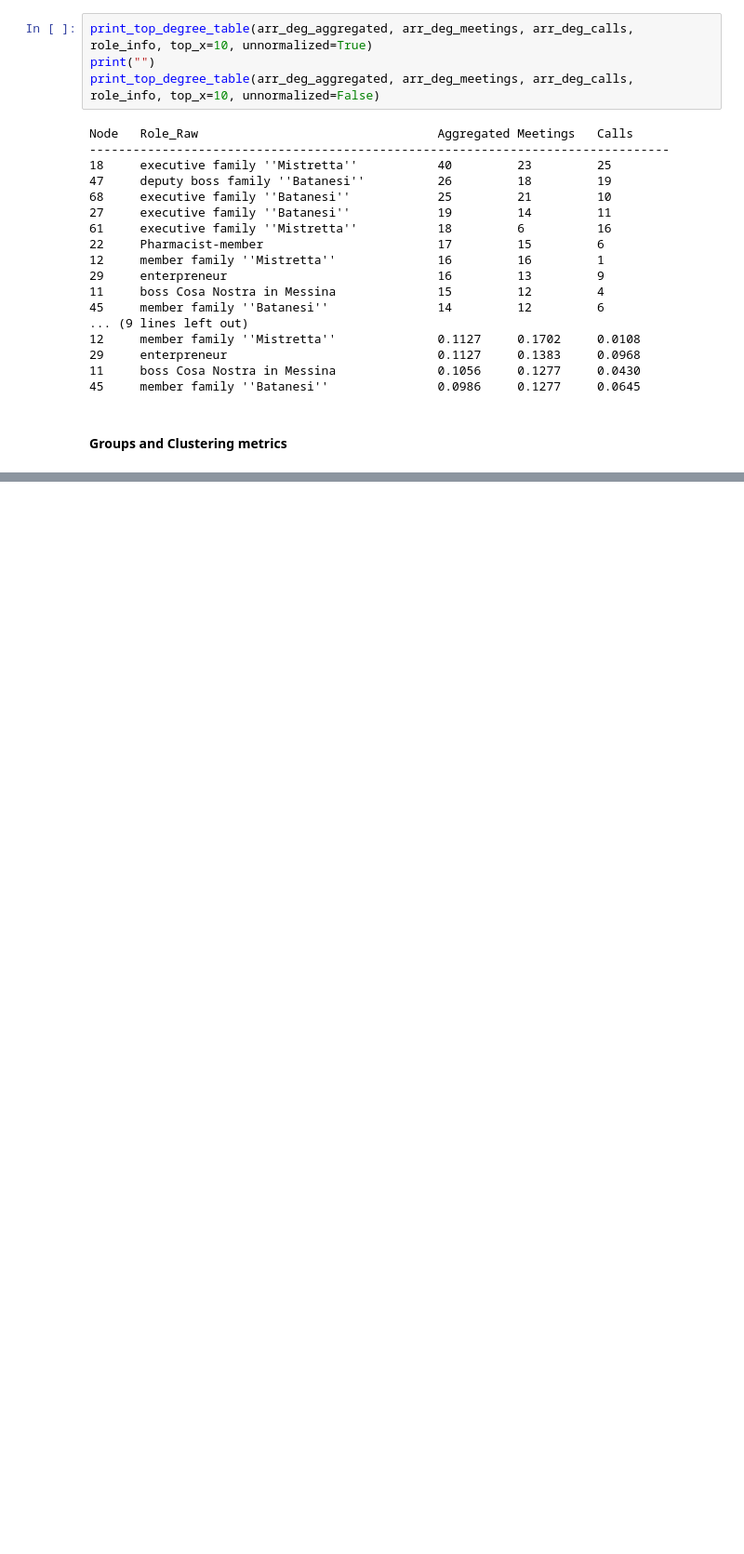
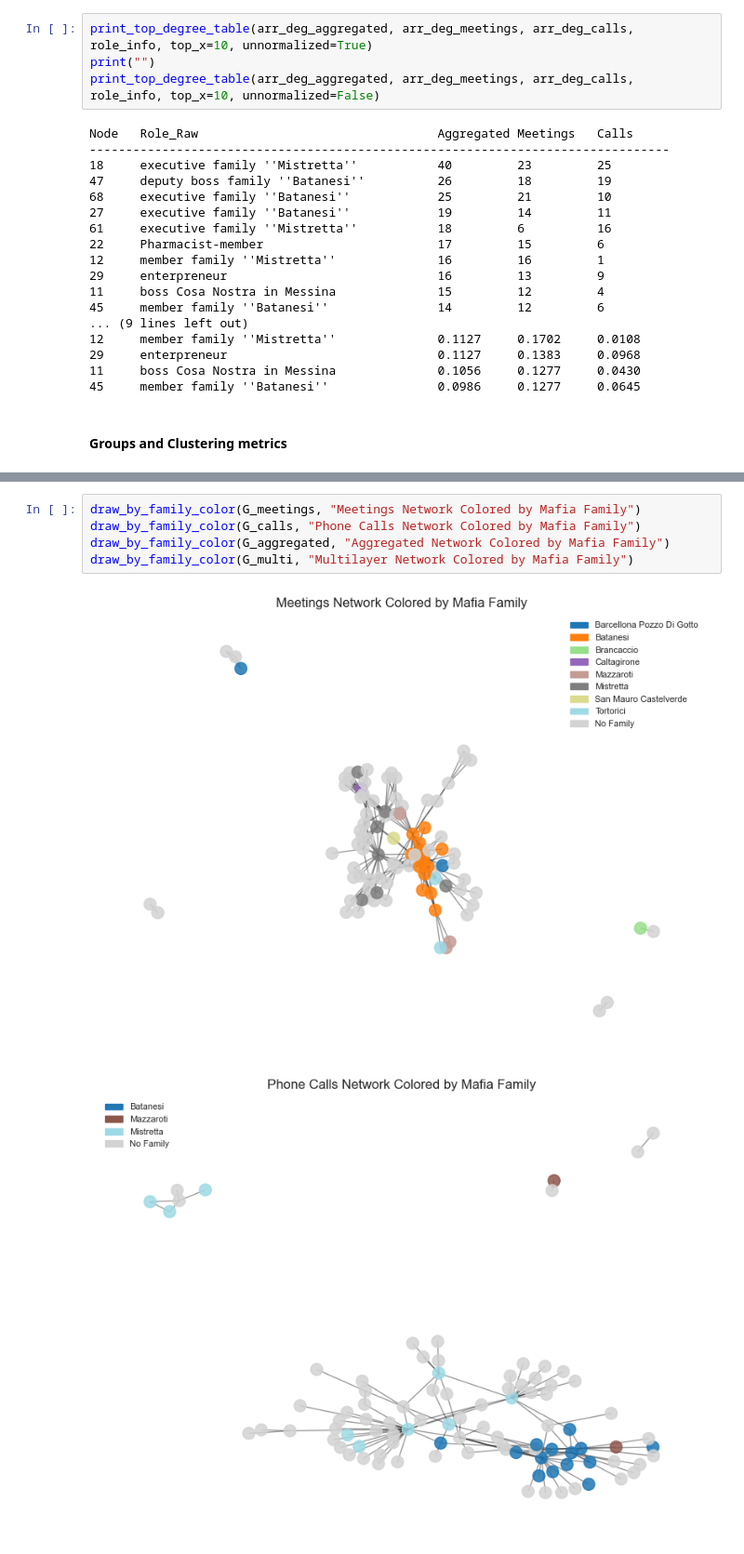
Before and after one commit to Lasagnos/SNProject, a Jupyter notebook: Project.ipynb, the cells around one changed output, grey strips where cells are left out. Shown at 93% size. Drawn from its saved outputs; the diff is of its cells as text; blank space fills up the shorter version.

```diff
--- a/Project.ipynb
+++ b/Project.ipynb
@@ -681,0 +835,8 @@ Number of communities: 10
+# %%
+draw_by_family_color(G_meetings, "Meetings Network Colored by Mafia Family")
+draw_by_family_color(G_calls, "Phone Calls Network Colored by Mafia Family")
+draw_by_family_color(G_aggregated, "Aggregated Network Colored by Mafia Family")
+draw_by_family_color(G_multi, "Multilayer Network Colored by Mafia Family")
+# %% [output]
+[figure, added]
+[figure, added]
```
Also changed, not shown: parts of 9 cells of this notebook.
